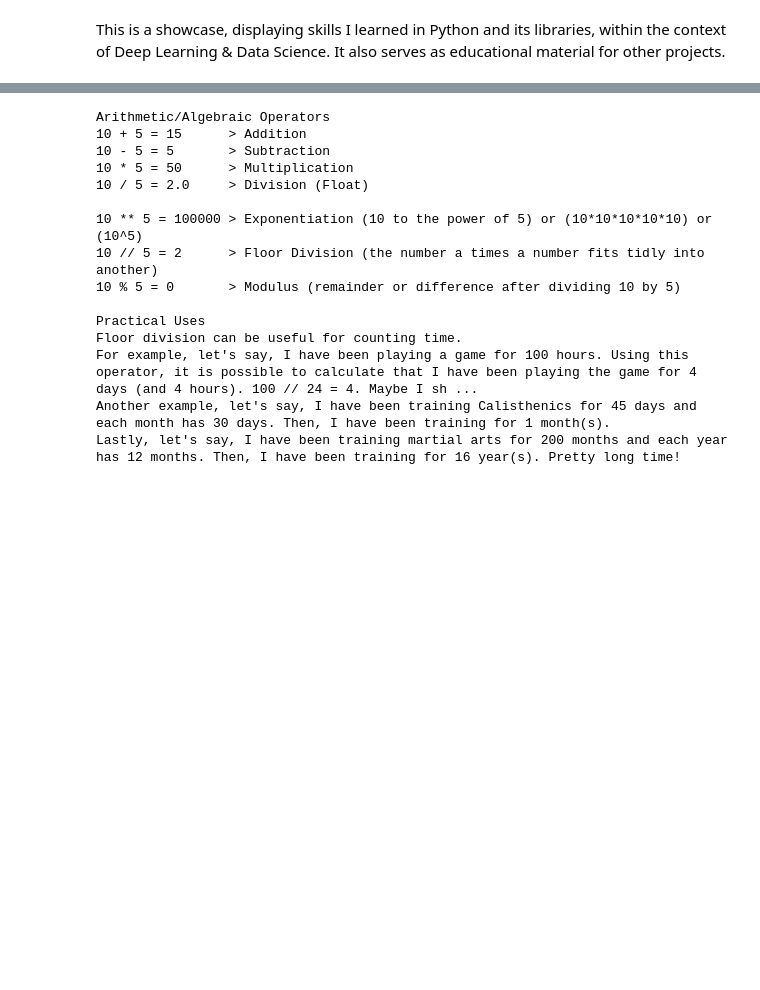
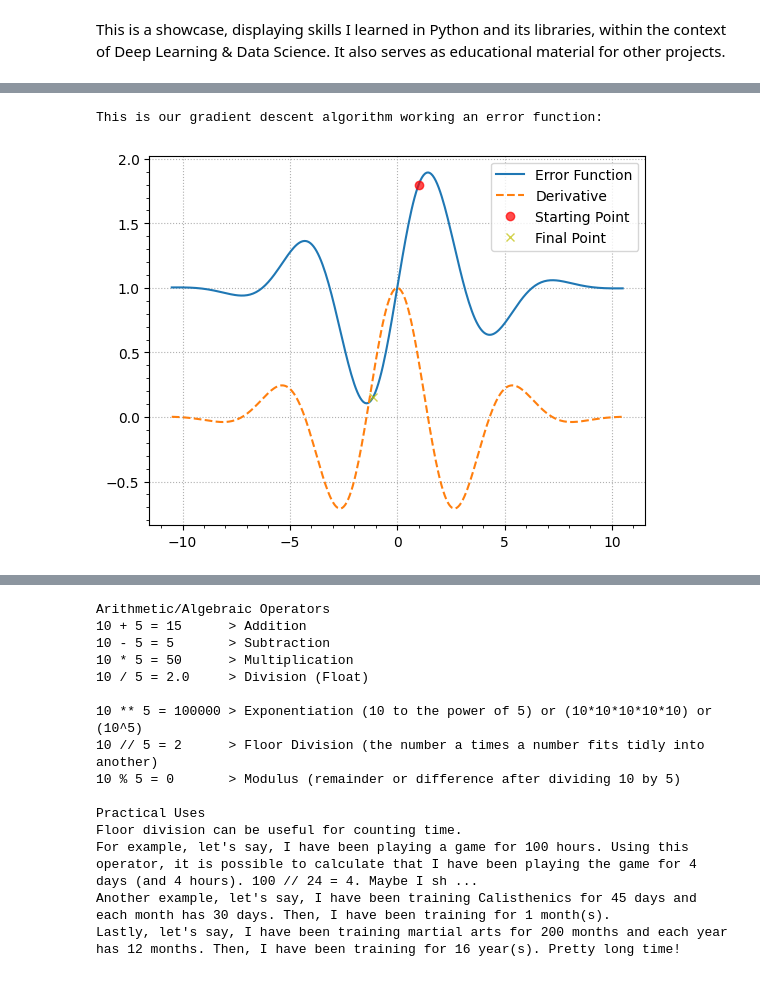
Before and after one commit to Salciano/ShowcasePython, a Jupyter notebook: Showcase.ipynb, the cells around one changed output, grey strips where cells are left out. Saved outputs shown, nothing was run; the diff lists cells and outputs as text; code cells hidden in the pictures; blank space fills up the shorter version.

```diff
--- a/Showcase.ipynb
+++ b/Showcase.ipynb
@@ -5,0 +393,80 @@ It also serves as educational material for other projects.
+# %%
+#@title Experiment 2: Learnrate > NumPy. Matplotlib
+
+import numpy
+import matplotlib.pyplot as ploti
+
+# Input. Function. Derivative
+in1 = numpy.linspace(-7*1.5, 7*1.5, 300) # did this to prevent outbound
+def fin1(in1):
+  return 1 + ( numpy.sin(in1) * numpy.exp(-in1**2*0.05) )
+def defin1(in1):
+  return numpy.cos(in1) * numpy.exp(-in1**2*0.05) + numpy.sin(in1) * (-0.1*in1) * numpy.exp(-in1**2*0.05)
+
+#init_point = numpy.array([-6]) fixed start location
+proxy_min = init_point = 1 # fixed start location
+
+# learn parameters
+learn_rate = 0.01
+train_sess = 300
+
+# gradient descent
+for learn_idx in range(train_sess):
+  gradi = defin1(proxy_min)
+  proxy_min = proxy_min - learn_rate * gradi
+
+print("This is our gradient descent algorithm working an error function:")
+ploti.plot(in1, fin1(in1), label="Error Function")
+ploti.plot(in1, defin1(in1), "--", label="Derivative")
+ploti.plot(init_point, fin1(init_point), "ro", label="Starting Point", alpha=.7)
+ploti.plot(proxy_min, fin1(proxy_min), "yx", label="Final Point", alpha=.7)
+ploti.grid(linestyle=":")
+ploti.minorticks_on()
+ploti.legend()
+ploti.show()
+
+print("Starting Point:", init_point)
+print("Starting Error:", fin1(init_point))
+
+print("\nThis time, we fixed the starting position, along with everything else.")
+print("For this experiment, we will be systematically change the learning rate variable and analize how it affects outcomes.")
+
+# systematically varied learn rate
+learn_rate = numpy.linspace(0.01, 0.05, 50)
+#learn_rate = numpy.linspace(1e-10, 1e-1, 50) # 50 rates between 0.0000000001 to 0.1
+
+final_error = numpy.zeros(len(learn_rate))
+
+for idx_learn_rate in range(numpy.count_nonzero(learn_rate)):
+  for idx_gradi in range(train_sess):
+    gradi = defin1(proxy_min)
+    proxy_min = proxy_min - gradi * learn_rate[idx_learn_rate]
+  final_error[idx_learn_rate] = fin1(proxy_min)
+
+# another method
+# for idx_learn_rate, learnRate in enumerate(learn_rate):
+#   for idx_gradi in range(train_sess):
+#     gradi = defin1(proxy_min)
+#     proxy_min = proxy_min - gradi * learnRate
+#   final_error[idx_learn_rate] = proxy_min
+
+print("\nHere is the distribution of the resulting error when different learning rates were used in the gradient descent algorithm:")
+ploti.plot(learn_rate, final_error, "-", alpha=0.5)
+ploti.plot(learn_rate, final_error, "o", alpha=0.5, markerfacecolor="yellow")
+ploti.xlabel("Learn Rate")
+ploti.ylabel("Final Error (y)")
+ploti.minorticks_on()
+ploti.grid(linestyle=":")
+ploti.show()
+
+print("\nConclusions:")
+print("1. Error was reduced by increasing learning rates.")
+print("2. It shows it is possible to reach improved outcomes, potentially with less steps, which would reduce calculations and thus computing power.")
+print("For these reasons, it is recommended preferring the learning rate yielding the least error.")
+print("However, increase and decrease learning rate with caution.")
+print("Too much could cause the algorithm to skip the local minimum onto another wave with another minimum.")
+print("Too little could cause algorithm to never reach the local minimum.")
+print("Also, there are other factors to consider before finalizing adjustments, like the starting location or iterations...")
+# %% [output]
+This is our gradient descent algorithm working an error function:
+[figure, added]
```
Also changed, not shown: parts of 79 cells of this notebook.
